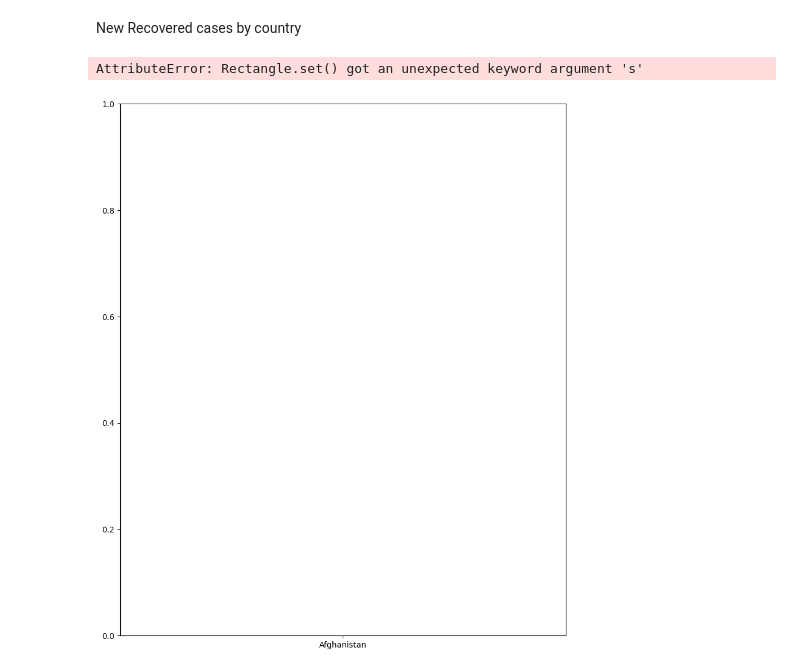
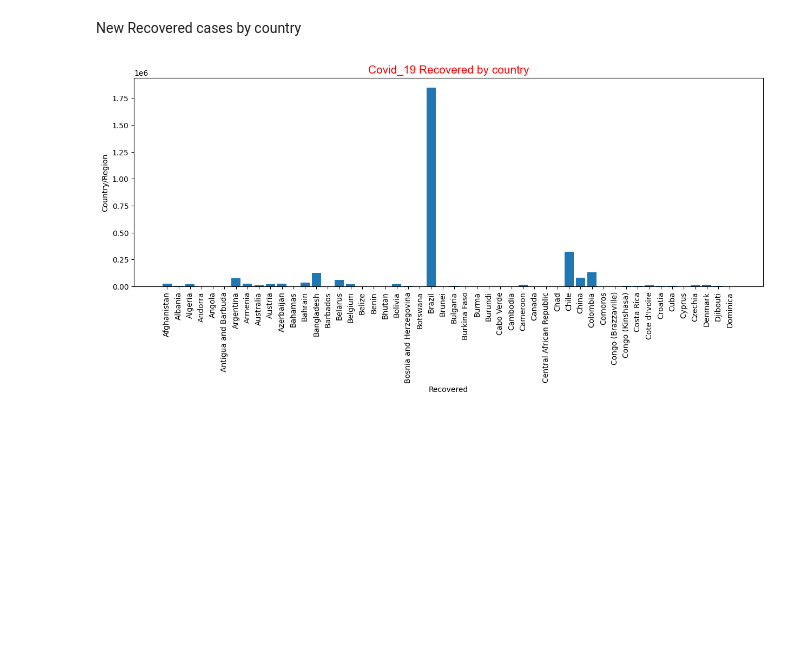
Before and after one commit to Naheem-K/COVID_19-EDA-Project, a Jupyter notebook: covid.ipynb, the cells around one changed output. Drawn from its saved outputs; the diff is of its cells as text; code cells hidden in the pictures; blank space fills up the shorter version.

```diff
--- a/covid.ipynb
+++ b/covid.ipynb
@@ -43,15 +42,13 @@ plt.show()
 # %% [markdown]
 New Recovered cases by country
 # %%
-plt.figure(figsize=(10,12))
-
-plt.bar(df['Country/Region'],df['Recovered'],color='red',s=8)
-plt.title('Country wise Recovered',color='Green',size=12,family='Arial')
-plt.xlabel('Country/Region')
-plt.ylabel('Recovered')
-
+plt.figure(figsize=(15,5))
+plt.bar(df['Country/Region'],df['Recovered'])
+plt.title('Covid_19 Recovered by country',size=15,color='red',family='Arial')
+plt.xlabel('Recovered')
+plt.ylabel('Country/Region')
+plt.xticks(rotation=90)
 plt.xticks(rotation=90)
 plt.show()
 # %% [output]
-AttributeError: Rectangle.set() got an unexpected keyword argument 's'
-[figure, old version]
+[figure, new version]
```
Also changed, not shown: parts of 5 cells of this notebook.
